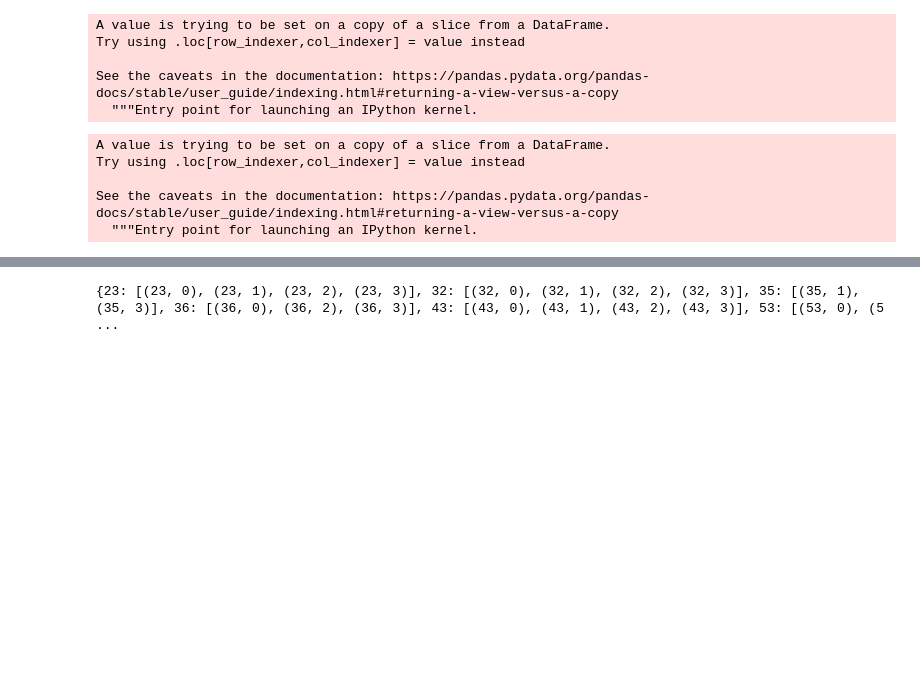
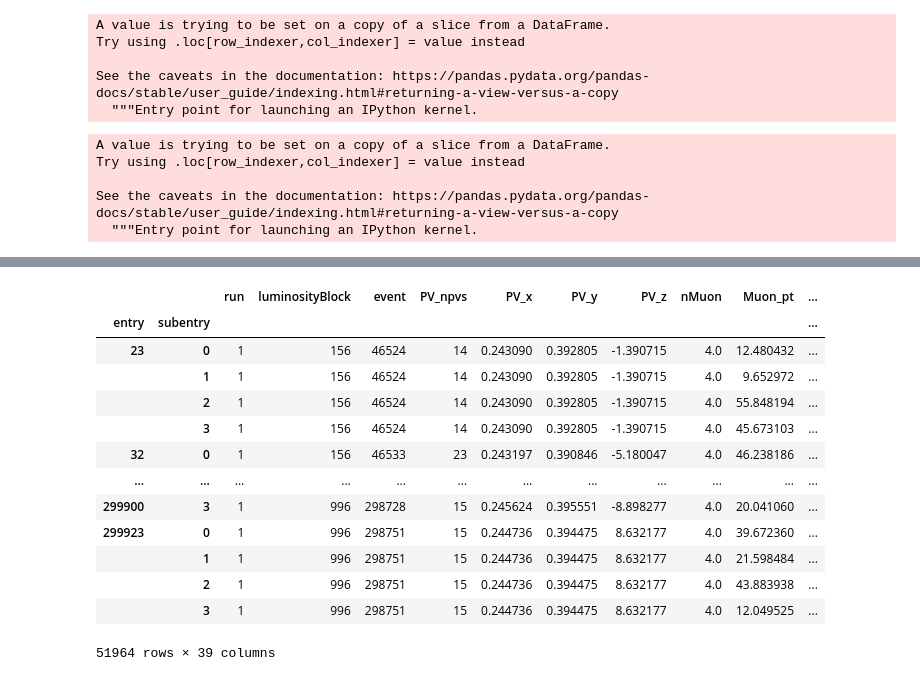
Before and after one commit to Luispabon88/Hackaton2022, a Jupyter notebook: Kung_fu_pandas.ipynb, the cells around one changed output, grey strips where cells are left out. Saved outputs shown, nothing was run; the diff lists cells and outputs as text; code cells hidden in the pictures; blank space fills up the shorter version.

```diff
--- a/Kung_fu_pandas.ipynb
+++ b/Kung_fu_pandas.ipynb
@@ -283,5 +293,35 @@ df_bestZ_4mu
+# %%
+def distance(df):
+  mu_eta = df['Muon_eta'].reset_index(drop = True).to_numpy()
+  mu_phi = df['Muon_phi'].reset_index(drop = True).to_numpy()
+  idx = df['Idx'].reset_index(drop = True).to_numpy()
+  dr = np.zeros(idx.size)
+  for i in range(0,idx.size):
+    for j in range(i+1, idx.size):
+      if(idx[i] == idx[j]):
+        delta_r = np.sqrt(np.power(mu_eta[i] + mu_eta[j],2) + np.power(mu_phi[i] + mu_phi[j],2))
+        dr[i] = delta_r
+        dr[j] = delta_r
+  df = df.reset_index()
+  extra = pd.DataFrame(dr,columns = ['Delta_R'])
+  final = pd.concat([df,extra], axis=1)
+  final.set_index(['entry','subentry'], drop = True, inplace = True)
+  return final
 # %%
-prueba = df_bestZ_4mu.groupby(level=0).
-prueba
+df_deltaR_4mu = df_bestZ_4mu.groupby(level = 0).apply(distance)
+df_deltaR_4mu
 # %% [output]
+|  |  | run | luminosityBlock | event | PV_npvs | PV_x | PV_y | PV_z | nMuon | Muon_pt | ... |
+| entry | subentry |  |  |  |  |  |  |  |  |  | ... |
+| 23 | 0 | 1 | 156 | 46524 | 14 | 0.243090 | 0.392805 | -1.390715 | 4.0 | 12.480432 | ... |
+|  | 1 | 1 | 156 | 46524 | 14 | 0.243090 | 0.392805 | -1.390715 | 4.0 | 9.652972 | ... |
+|  | 2 | 1 | 156 | 46524 | 14 | 0.243090 | 0.392805 | -1.390715 | 4.0 | 55.848194 | ... |
+|  | 3 | 1 | 156 | 46524 | 14 | 0.243090 | 0.392805 | -1.390715 | 4.0 | 45.673103 | ... |
+| 32 | 0 | 1 | 156 | 46533 | 23 | 0.243197 | 0.390846 | -5.180047 | 4.0 | 46.238186 | ... |
+| ... | ... | ... | ... | ... | ... | ... | ... | ... | ... | ... | ... |
+| 299900 | 3 | 1 | 996 | 298728 | 15 | 0.245624 | 0.395551 | -8.898277 | 4.0 | 20.041060 | ... |
+| 299923 | 0 | 1 | 996 | 298751 | 15 | 0.244736 | 0.394475 | 8.632177 | 4.0 | 39.672360 | ... |
+|  | 1 | 1 | 996 | 298751 | 15 | 0.244736 | 0.394475 | 8.632177 | 4.0 | 21.598484 | ... |
+|  | 2 | 1 | 996 | 298751 | 15 | 0.244736 | 0.394475 | 8.632177 | 4.0 | 43.883938 | ... |
+|  | 3 | 1 | 996 | 298751 | 15 | 0.244736 | 0.394475 | 8.632177 | 4.0 | 12.049525 | ... |
-{23: [(23, 0), (23, 1), (23, 2), (23, 3)], 32: [(32, 0), (32, 1), (32, 2), (32, 3)], 35: [(35, 1), (35, 3)], 36: [(36, 0), (36, 2), (36, 3)], 43: [(43, 0), (43, 1), (43, 2), (43, 3)], 53: [(53, 0), (5 ...
+51964 rows × 39 columns
```
Also changed, not shown: parts of 8 cells of this notebook.
